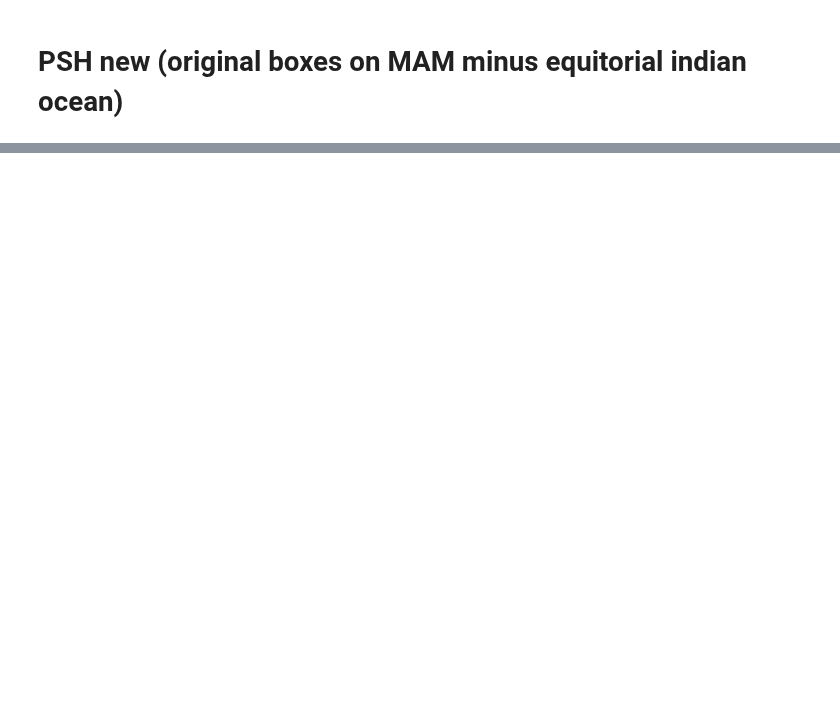
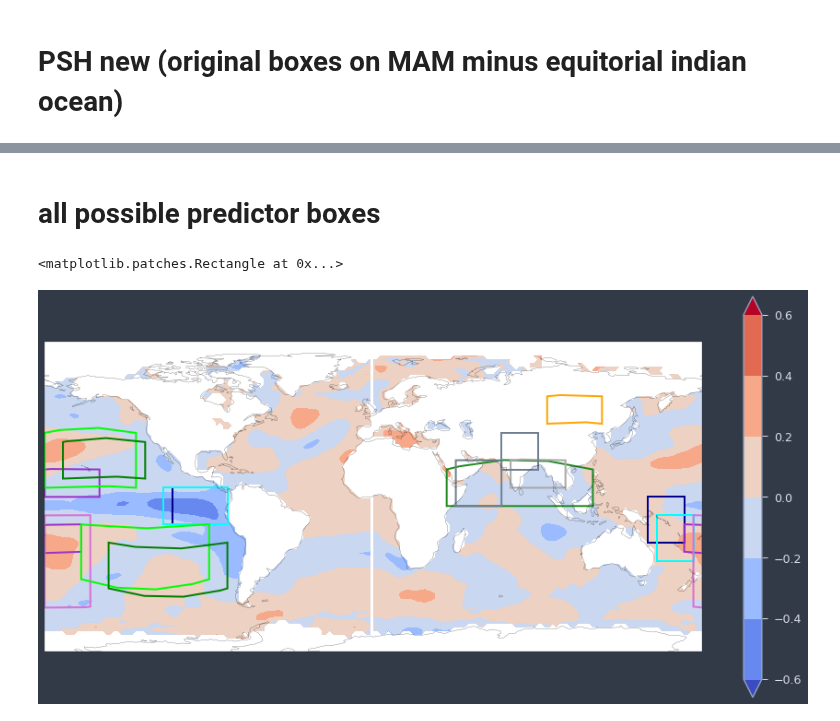
Before and after one commit to medhap02/AllIndiaRainfall, a Jupyter notebook: src/SubtractionCorrelations.ipynb, the cells around one changed output, grey strips where cells are left out. Cells and saved outputs as stored; diff of their text form; code cells hidden in the pictures; blank space fills up the shorter version.

Commit message:
NAT and MSE boxes added

```diff
--- a/src/SubtractionCorrelations.ipynb
+++ b/src/SubtractionCorrelations.ipynb
@@ -832,0 +1341,79 @@ EQ india -0.2626843265394576
+# %% [markdown]
+# all possible predictor boxes
+# %%
+# run this cell last
+
+from cartopy import config
+import cartopy.crs as ccrs
+
+from matplotlib import pyplot
+import matplotlib.patches as mpatches
+
+# contour plot with all boxes
+ax = plt.axes(projection=ccrs.PlateCarree())
+random = sst_anom.sel(time = (sst_anom['time.month']==5))
+random_plot = correlation(random, precipa_jjas, dims='time')
+random_plot.plot.contourf(cmap='coolwarm', extend='both')
+ax.coastlines(color = 'black')
+
+# EPT original boxes
+ax.add_patch(mpatches.Rectangle(xy=[150,-20], width=20, height=25, facecolor=None, edgecolor='darkblue', fill = False, linewidth = 2, transform=ccrs.Geodetic()))
+#(20s-5n, 150-170e)
+ax.add_patch(mpatches.Rectangle(xy=[-110,-10], width=30, height=20, facecolor=None, edgecolor='darkblue', fill = False, linewidth = 2, transform=ccrs.Geodetic()))
+#(10s-10n, 110-80w)
+
+'''
+# new EPT boxes
+ax.add_patch(mpatches.Rectangle(xy=[-130,-10], width=50, height=20, facecolor=None, edgecolor='aqua', fill = False, linewidth = 2, transform=ccrs.Geodetic()))
+#(10s-10n, 130-80w)
+ax.add_patch(mpatches.Rectangle(xy=[120,-10], width=35, height=30, facecolor=None, edgecolor='aqua', fill = False, linewidth = 2, transform=ccrs.Geodetic()))
+#(10s-20n, 120-155e)
+'''
+
+#new EPT boxes
+ax.add_patch(mpatches.Rectangle(xy=[-115,-10], width=35, height=20, facecolor=None, edgecolor='aqua', fill = False, linewidth = 2, transform=ccrs.Geodetic()))
+#(10n-10s, 115-80w)
+ax.add_patch(mpatches.Rectangle(xy=[155,-30], width=20, height=25, facecolor=None, edgecolor='aqua', fill = False, linewidth = 2, transform=ccrs.Geodetic()))
+#(5-30s, 155-175e)
+
+# CPT original boxes
+ax.add_patch(mpatches.Rectangle(xy=[170,-25], width=30, height=15, facecolor=None, edgecolor='darkorchid', fill = False, linewidth = 2, transform=ccrs.Geodetic()))
+#(25-10s, 170e-155w)
+ax.add_patch(mpatches.Rectangle(xy=[-180,5], width=30, height=15, facecolor=None, edgecolor='darkorchid', fill = False, linewidth = 2, transform=ccrs.Geodetic()))
+#(5-20n, 180-150w)
+
+# new CPT boxes
+ax.add_patch(mpatches.Rectangle(xy=[175,-55], width=30, height=50, facecolor=None, edgecolor='orchid', fill = False, linewidth = 2, transform=ccrs.Geodetic()))
+#(55-5s, 175e-155w)
+
+# PSH original boxes
+ax.add_patch(mpatches.Rectangle(xy=[-160,-40], width=70, height=30, facecolor=None, edgecolor='lime', fill = False, linewidth = 2, transform=ccrs.Geodetic()))
+#(40-10s, 160-90w)
+ax.add_patch(mpatches.Rectangle(xy=[-180,10], width=50, height=30, facecolor=None, edgecolor='lime', fill = False, linewidth = 2, transform=ccrs.Geodetic()))
+#(10-40n, 180-130w)
+
+#PSH shifted
+ax.add_patch(mpatches.Rectangle(xy=[-145,-45], width=65, height=25, facecolor=None, edgecolor='green', fill = False, linewidth = 2, transform=ccrs.Geodetic()))
+#(20-45s, 145-80w)
+ax.add_patch(mpatches.Rectangle(xy=[-170,15], width=45, height=20, facecolor=None, edgecolor='green', fill = False, linewidth = 2, transform=ccrs.Geodetic()))
+#(15-35n, 170-125w)
+
+# PSH india
+ax.add_patch(mpatches.Rectangle(xy=[40,0], width=80, height=20, facecolor=None, edgecolor='forestgreen', fill = False, linewidth = 2, transform=ccrs.Geodetic()))
+#(0-20n, 40-120e)
+
+# NAT
+ax.add_patch(mpatches.Rectangle(xy=[95,45], width=30, height=15, facecolor=None, edgecolor='orange', fill = False, linewidth = 2, transform=ccrs.Geodetic()))
+
+#MSE 1
+ax.add_patch(mpatches.Rectangle(xy=[75,10], width=30, height=15, facecolor=None, edgecolor='darkgray', fill = False, linewidth = 2, transform=ccrs.Geodetic()))
+#(10-25n, 75-105e)
+
+# MSE 2
+ax.add_patch(mpatches.Rectangle(xy=[45,0], width=25, height=25, facecolor=None, edgecolor='slategray', fill = False, linewidth = 2, transform=ccrs.Geodetic()))
+#(0-25n, 45-70e)
+ax.add_patch(mpatches.Rectangle(xy=[70,20], width=20, height=20, facecolor=None, edgecolor='slategray', fill = False, linewidth = 2, transform=ccrs.Geodetic()))
+#(20-40n, 70-90e)
+# %% [output]
+<matplotlib.patches.Rectangle at 0x...>
+[figure, added]
```
Also changed, not shown: parts of 27 cells of this notebook.
